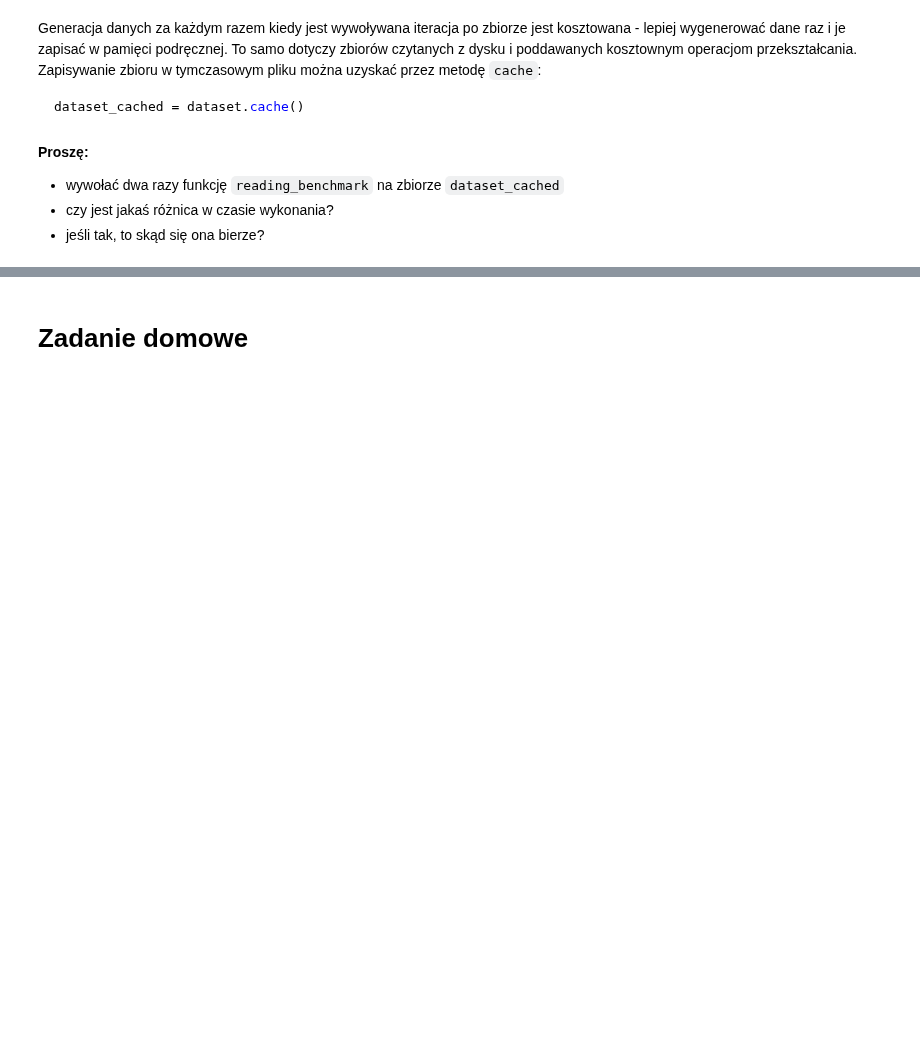
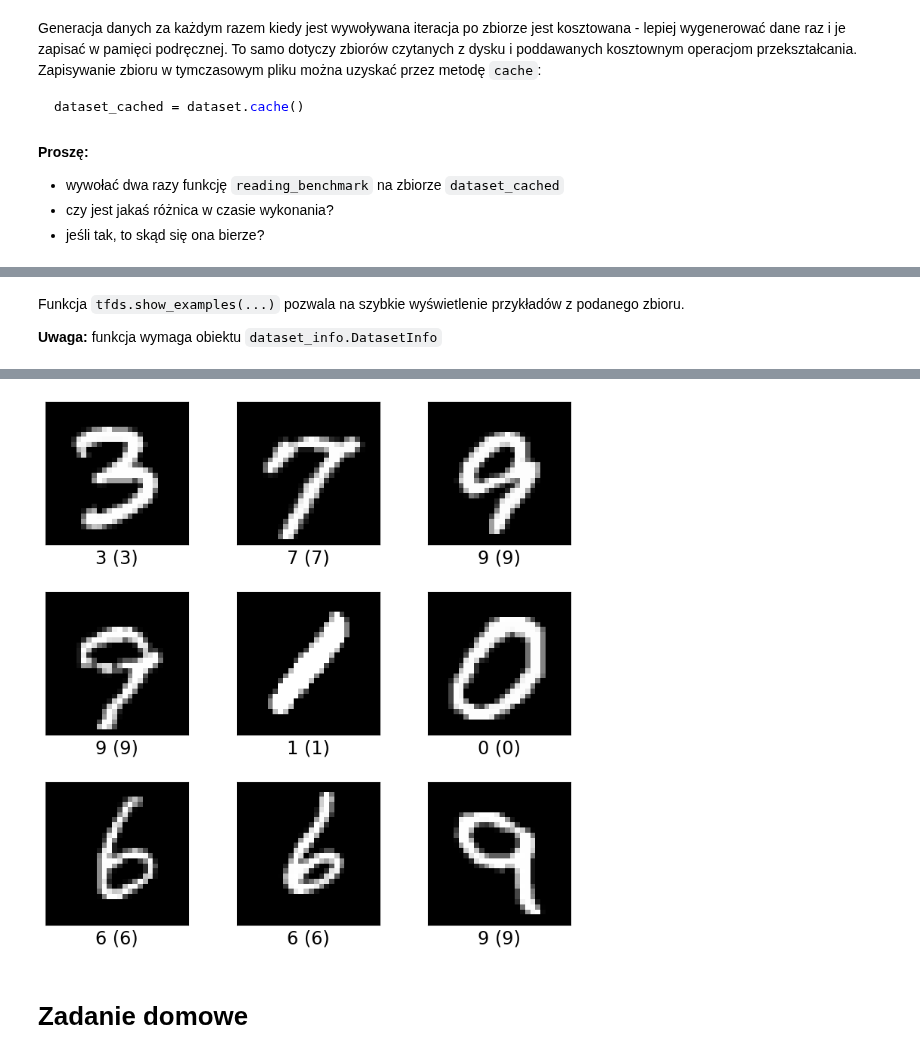
Before and after one commit to akalinow/UczenieMaszynoweII, a Jupyter notebook: PL/08_Zaawansowane_narzedzia.ipynb, the cells around one changed output, grey strips where cells are left out. Drawn from its saved outputs; the diff is of its cells as text; code cells hidden in the pictures; blank space fills up the shorter version.

```diff
--- a/PL/08_Zaawansowane_narzedzia.ipynb
+++ b/PL/08_Zaawansowane_narzedzia.ipynb
@@ -594,0 +545,22 @@ Features shape: (32, 256, 256, 1)
+# %%
+import tensorflow_datasets as tfds
+
+#Create a dataset builder object
+mnist_builder = tfds.builder('mnist')
+
+#Download the dataset as a dictionary of tf.data.Datasets
+datasets, ds_info = tfds.load("mnist",
+                              data_dir = "/home/akalinow/scratch/Zajecia/2023-2024/Lato/Uczenie_maszynowe_2/UczenieMaszynoweII/data/tensorflow_datasets/",
+                              with_info=True)
+
+#Download the dataset as a tuple of tf.data.Datasets
+#datasets, ds_info = tfds.load("mnist", as_supervised=True, with_info=True)
+
+# Load data from disk as tf.data.Datasets
+train_dataset, test_dataset = datasets['train'], datasets['test']
+
+# Fetch the first batch of the dataset
+item = next(iter(train_dataset.batch(16)))
+
+print(colored("Features shape:", "blue"), item['image'].shape)
+print(colored("Labels shape:", "blue"), item['label'].shape)
@@ -594,0 +602,7 @@ Features shape: (32, 256, 256, 1)
+# %% [markdown]
+Funkcja `tfds.show_examples(...)` pozwala na szybkie wyświetlenie przykładów z podanego zbioru.
+
+**Uwaga:** funkcja wymaga obiektu `dataset_info.DatasetInfo`
+# %%
+fig = tfds.show_examples(train_dataset, ds_info)
+# %% [output]
@@ -595,2 +610,3 @@ Features shape: (32, 256, 256, 1)
+[figure, added]
 # %% [markdown]
 # Zadanie domowe
```
Also changed, not shown: parts of 26 cells of this notebook, 1 other file.
